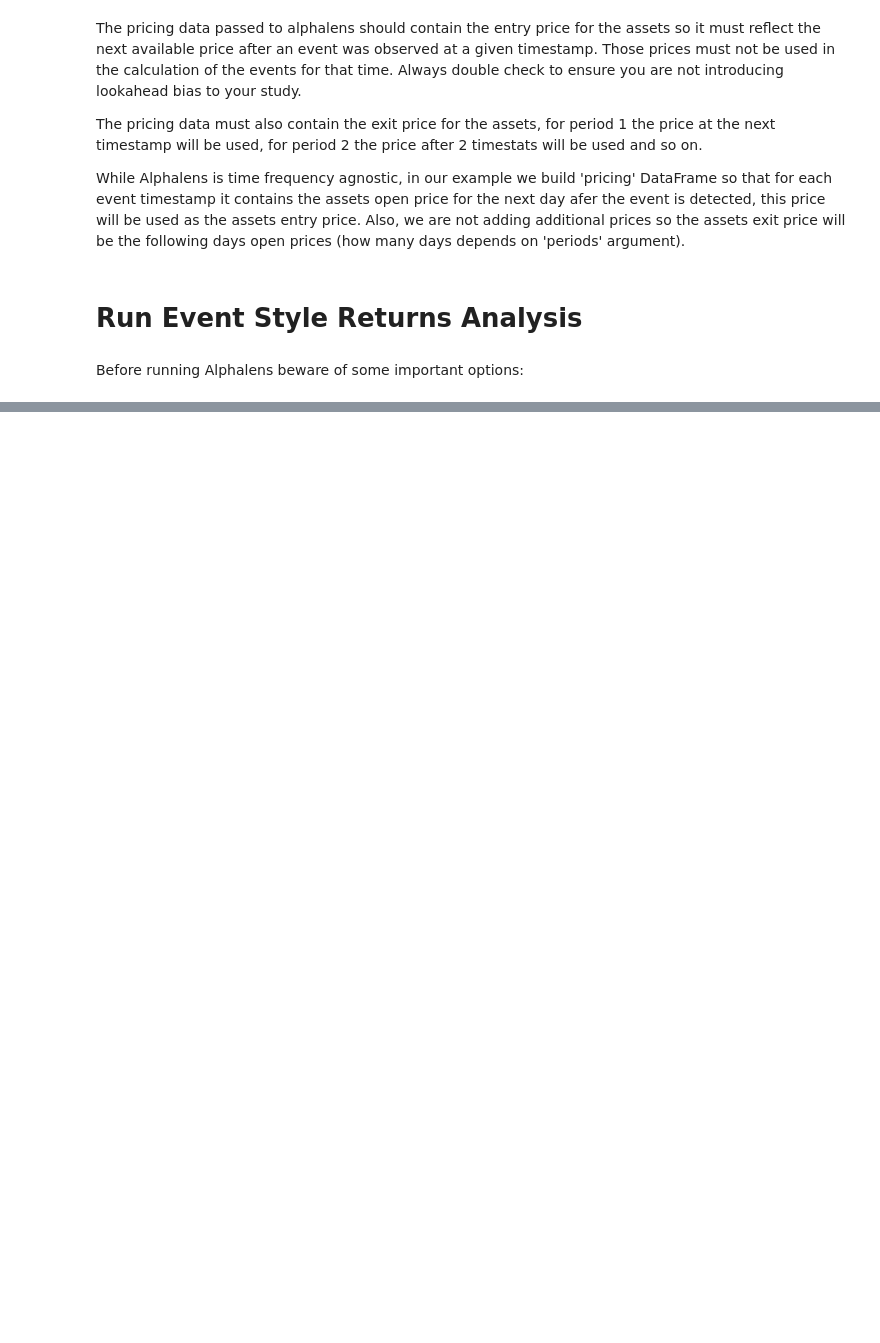
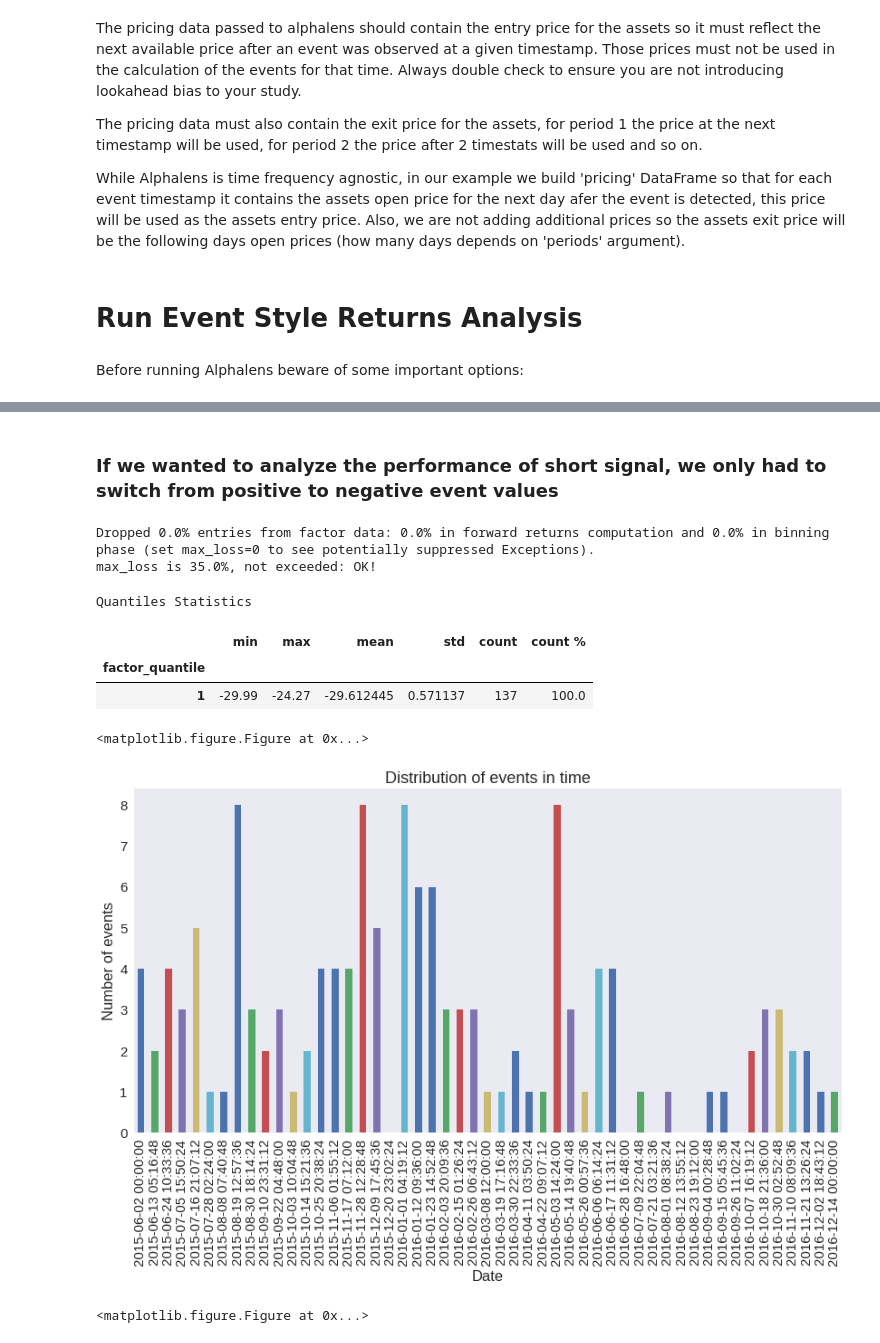
Before and after one commit to quantopian/alphalens, a Jupyter notebook: alphalens/examples/event_study.ipynb, the cells around one changed output, grey strips where cells are left out. Saved outputs shown, nothing was run; the diff lists cells and outputs as text; code cells hidden in the pictures; blank space fills up the shorter version.

```diff
--- a/alphalens/examples/event_study.ipynb
+++ b/alphalens/examples/event_study.ipynb
@@ -133,0 +136,24 @@ Quantiles Statistics
+# %% [markdown]
+### If we wanted to analyze the performance of  short signal, we only had to switch from positive to negative event values
+# %%
+events = -events
+# %%
+factor_data = alphalens.utils.get_clean_factor_and_forward_returns(events,
+                                                                   pricing,
+                                                                   quantiles=None,
+                                                                   bins=1,
+                                                                   periods=(1, 2, 3, 4, 5, 6, 10),
+                                                                   filter_zscore=None)
+# %% [output]
+Dropped 0.0% entries from factor data: 0.0% in forward returns computation and 0.0% in binning phase (set max_loss=0 to see potentially suppressed Exceptions).
+max_loss is 35.0%, not exceeded: OK!
+# %%
+alphalens.tears.create_event_study_tear_sheet(factor_data, pricing, avgretplot=(5, 10))
+# %% [output]
+Quantiles Statistics
+|  | min | max | mean | std | count | count % |
+| factor_quantile |  |  |  |  |  |  |
+| 1 | -29.99 | -24.27 | -29.612445 | 0.571137 | 137 | 100.0 |
+<matplotlib.figure.Figure at 0x...>
+[figure, added]
+<matplotlib.figure.Figure at 0x...>
```
Also changed, not shown: parts of 6 cells of this notebook, 4 other files.
